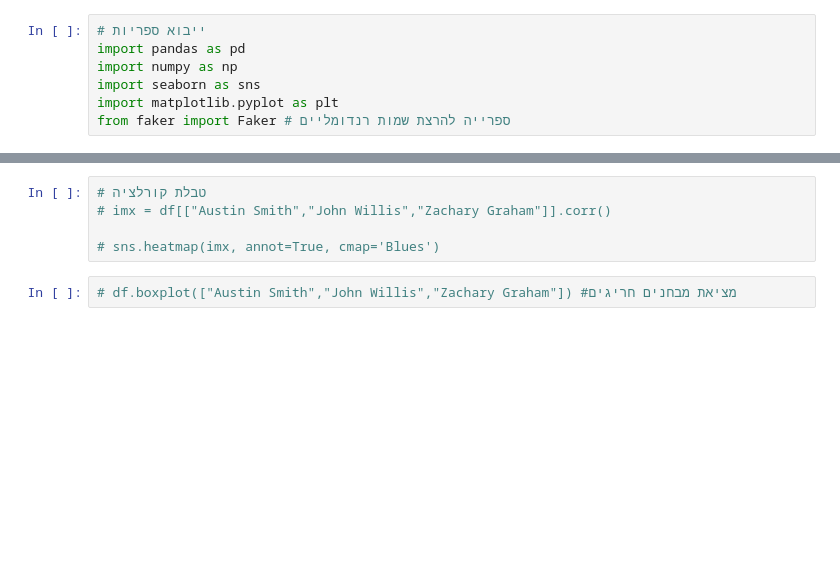
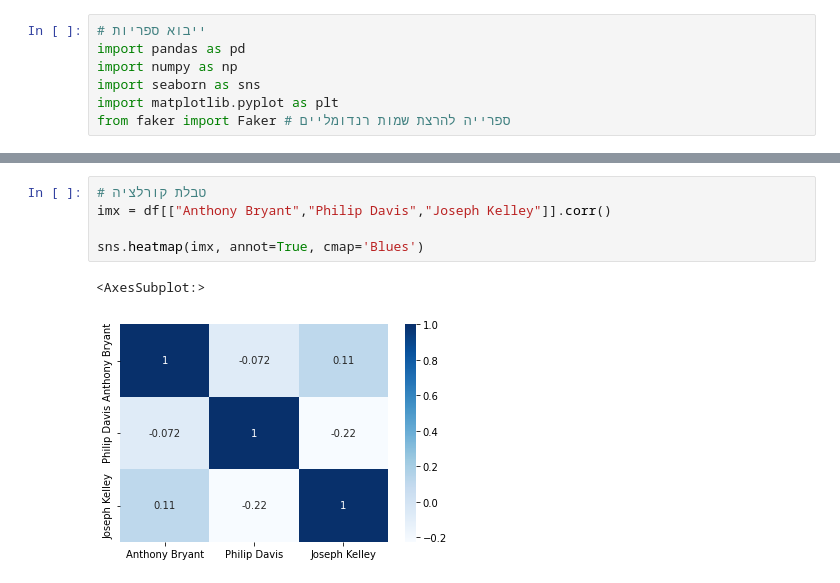
Before and after one commit to TomerHason/Tomer-Projects, a Jupyter notebook: Random EDA.ipynb, the cells around one changed output, grey strips where cells are left out. Drawn from its saved outputs; the diff is of its cells as text; blank space fills up the shorter version.

```diff
--- a/Random EDA.ipynb
+++ b/Random EDA.ipynb
@@ -75,7 +72,8 @@ df.mean().hist()  # התפלגות ממוצע הציונים
 # %%
 # טבלת קורלציה
-# imx = df[["Austin Smith","John Willis","Zachary Graham"]].corr()
+imx = df[["Anthony Bryant","Philip Davis","Joseph Kelley"]].corr()
 
-# sns.heatmap(imx, annot=True, cmap='Blues')
+sns.heatmap(imx, annot=True, cmap='Blues')
+# %% [output]
+<AxesSubplot:>
+[figure, added]
-# %%
-# df.boxplot(["Austin Smith","John Willis","Zachary Graham"]) #מציאת מבחנים חריגים
```
Also changed, not shown: parts of 8 cells of this notebook, 1 other file.
